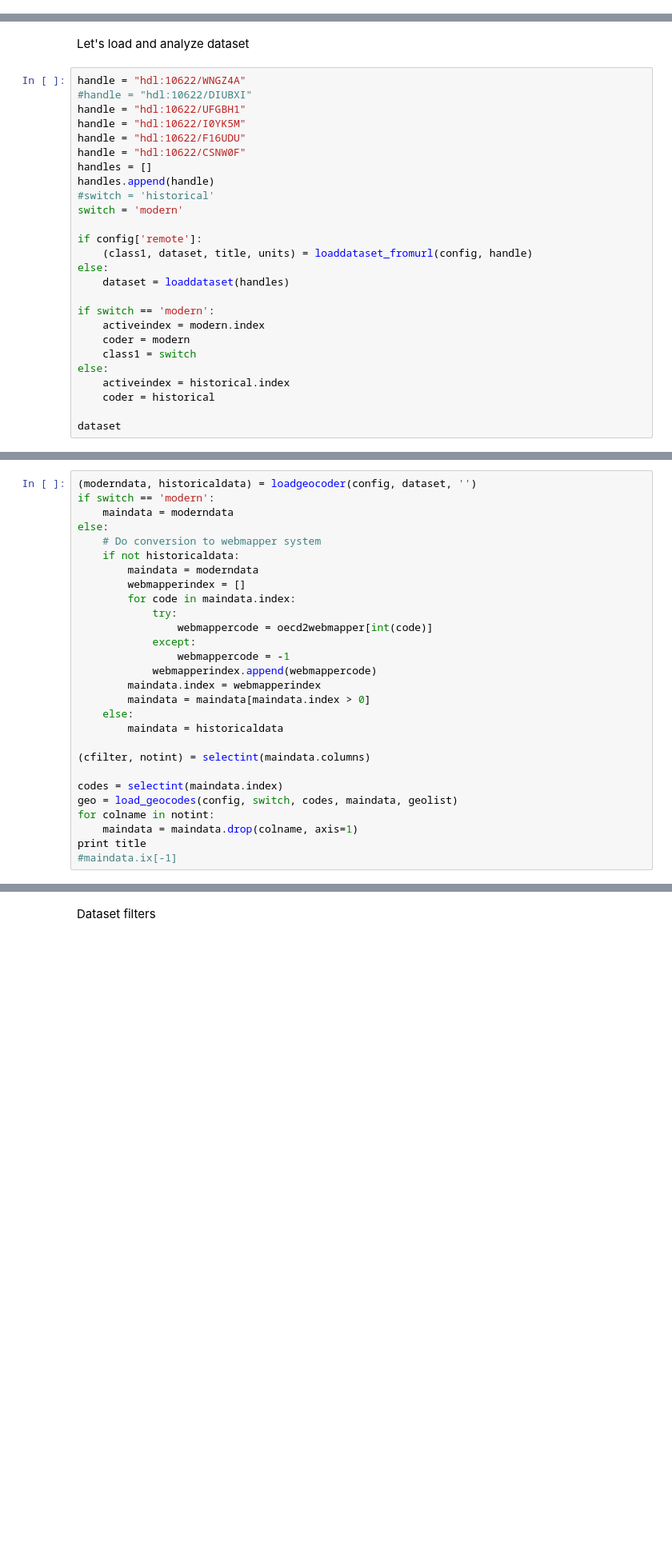
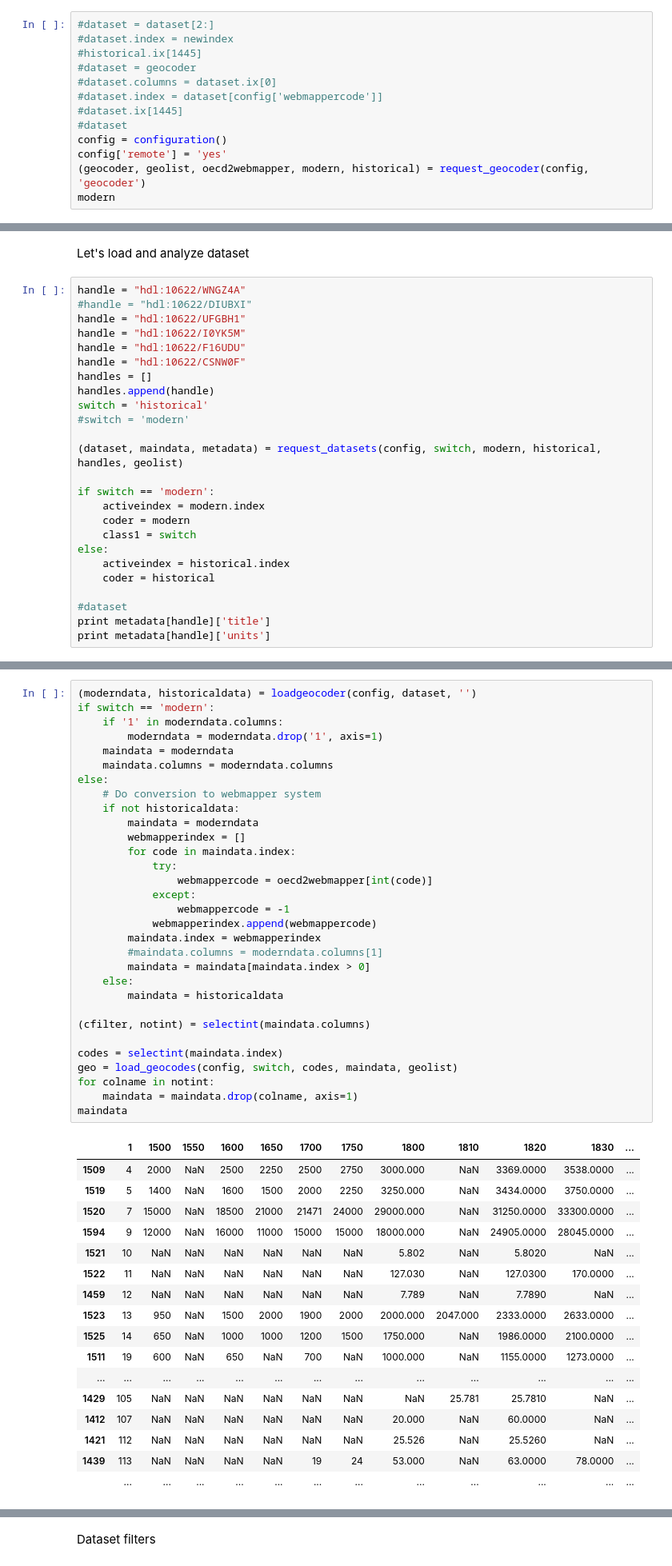
Before and after one commit to 4tikhonov/clioinfra.js, a Jupyter notebook: notebooks/Datasets cleaning and geocoding.ipynb, the cells around one changed output, grey strips where cells are left out. Shown at 80% size. Cells and saved outputs as stored; diff of their text form; blank space fills up the shorter version.

```diff
--- a/notebooks/Datasets cleaning and geocoding.ipynb
+++ b/notebooks/Datasets cleaning and geocoding.ipynb
@@ -39,0 +51,13 @@ http://dpe.sandbox.socialhistoryservices.org/api/datasets?handle=Panel[%27hdl:10
+# %%
+#dataset = dataset[2:]
+#dataset.index = newindex
+#historical.ix[1445]
+#dataset = geocoder
+#dataset.columns = dataset.ix[0]
+#dataset.index = dataset[config['webmappercode']]
+#dataset.ix[1445]
+#dataset
+config = configuration()
+config['remote'] = 'yes'
+(geocoder, geolist, oecd2webmapper, modern, historical) = request_geocoder(config, 'geocoder')
+modern
@@ -48,13 +92,10 @@ handle = "hdl:10622/F16UDU"
 handle = "hdl:10622/CSNW0F"
 handles = []
 handles.append(handle)
-#switch = 'historical'
-switch = 'modern'
+switch = 'historical'
+#switch = 'modern'
 
-if config['remote']:
-    (class1, dataset, title, units) = loaddataset_fromurl(config, handle)
-else:
-    dataset = loaddataset(handles)
+(dataset, maindata, metadata) = request_datasets(config, switch, modern, historical, handles, geolist)
 
 if switch == 'modern':
     activeindex = modern.index
@@ -64,5 +105,7 @@ else:
     activeindex = historical.index
     coder = historical
 
-dataset
+#dataset
+print metadata[handle]['title']
+print metadata[handle]['units']
 # %% [output]
@@ -89,29 +114,49 @@ http://dpe.sandbox.socialhistoryservices.org/api/datasets?handle=Panel[%27hdl:10
 # %%
 (moderndata, historicaldata) = loadgeocoder(config, dataset, '')
 if switch == 'modern':
+    if '1' in moderndata.columns:
+        moderndata = moderndata.drop('1', axis=1)
     maindata = moderndata
+    maindata.columns = moderndata.columns
 else:
     # Do conversion to webmapper system
     if not historicaldata:
         maindata = moderndata
         webmapperindex = []
         for code in maindata.index:
             try:
                 webmappercode = oecd2webmapper[int(code)]
             except:
                 webmappercode = -1
             webmapperindex.append(webmappercode)
         maindata.index = webmapperindex
+        #maindata.columns = moderndata.columns[1]
         maindata = maindata[maindata.index > 0]
     else:
         maindata = historicaldata
 
 (cfilter, notint) = selectint(maindata.columns)
 
 codes = selectint(maindata.index)
 geo = load_geocodes(config, switch, codes, maindata, geolist)
 for colname in notint:
     maindata = maindata.drop(colname, axis=1)
-print title
-#maindata.ix[-1]
+maindata
 # %% [output]
+|  | 1 | 1500 | 1550 | 1600 | 1650 | 1700 | 1750 | 1800 | 1810 | 1820 | 1830 | ... |
+| 1509 | 4 | 2000 | NaN | 2500 | 2250 | 2500 | 2750 | 3000.000 | NaN | 3369.0000 | 3538.0000 | ... |
+| 1519 | 5 | 1400 | NaN | 1600 | 1500 | 2000 | 2250 | 3250.000 | NaN | 3434.0000 | 3750.0000 | ... |
+| 1520 | 7 | 15000 | NaN | 18500 | 21000 | 21471 | 24000 | 29000.000 | NaN | 31250.0000 | 33300.0000 | ... |
+| 1594 | 9 | 12000 | NaN | 16000 | 11000 | 15000 | 15000 | 18000.000 | NaN | 24905.0000 | 28045.0000 | ... |
+| 1521 | 10 | NaN | NaN | NaN | NaN | NaN | NaN | 5.802 | NaN | 5.8020 | NaN | ... |
+| 1522 | 11 | NaN | NaN | NaN | NaN | NaN | NaN | 127.030 | NaN | 127.0300 | 170.0000 | ... |
+| 1459 | 12 | NaN | NaN | NaN | NaN | NaN | NaN | 7.789 | NaN | 7.7890 | NaN | ... |
+| 1523 | 13 | 950 | NaN | 1500 | 2000 | 1900 | 2000 | 2000.000 | 2047.000 | 2333.0000 | 2633.0000 | ... |
+| 1525 | 14 | 650 | NaN | 1000 | 1000 | 1200 | 1500 | 1750.000 | NaN | 1986.0000 | 2100.0000 | ... |
+| 1511 | 19 | 600 | NaN | 650 | NaN | 700 | NaN | 1000.000 | NaN | 1155.0000 | 1273.0000 | ... |
+| ... | ... | ... | ... | ... | ... | ... | ... | ... | ... | ... | ... | ... |
+| 1429 | 105 | NaN | NaN | NaN | NaN | NaN | NaN | NaN | 25.781 | 25.7810 | NaN | ... |
+| 1412 | 107 | NaN | NaN | NaN | NaN | NaN | NaN | 20.000 | NaN | 60.0000 | NaN | ... |
+| 1421 | 112 | NaN | NaN | NaN | NaN | NaN | NaN | 25.526 | NaN | 25.5260 | NaN | ... |
+| 1439 | 113 | NaN | NaN | NaN | NaN | 19 | 24 | 53.000 | NaN | 63.0000 | 78.0000 | ... |
+|  | ... | ... | ... | ... | ... | ... | ... | ... | ... | ... | ... | ... |
```
Also changed, not shown: parts of 6 cells of this notebook.
